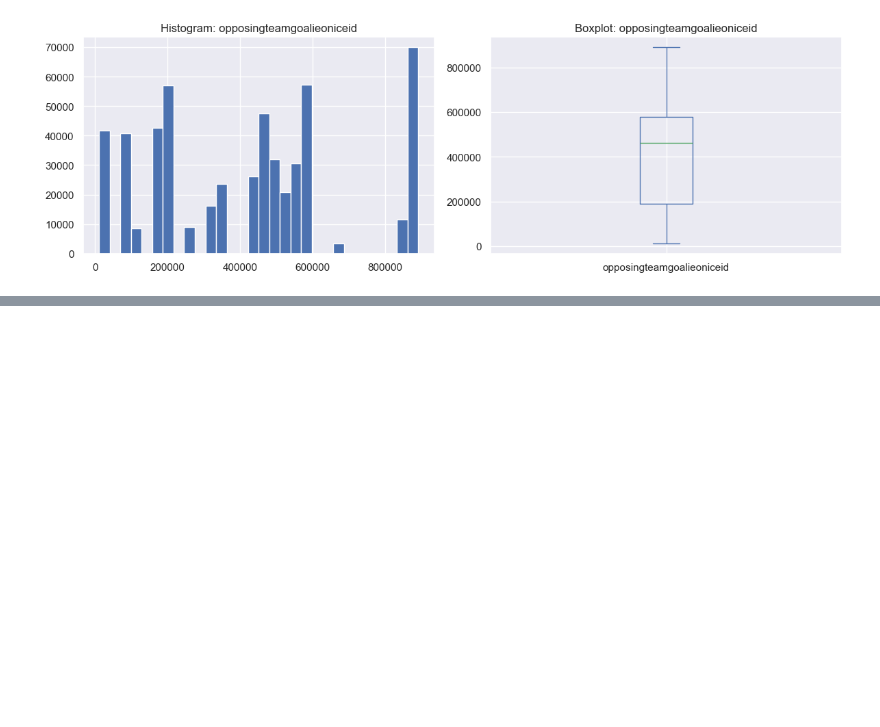
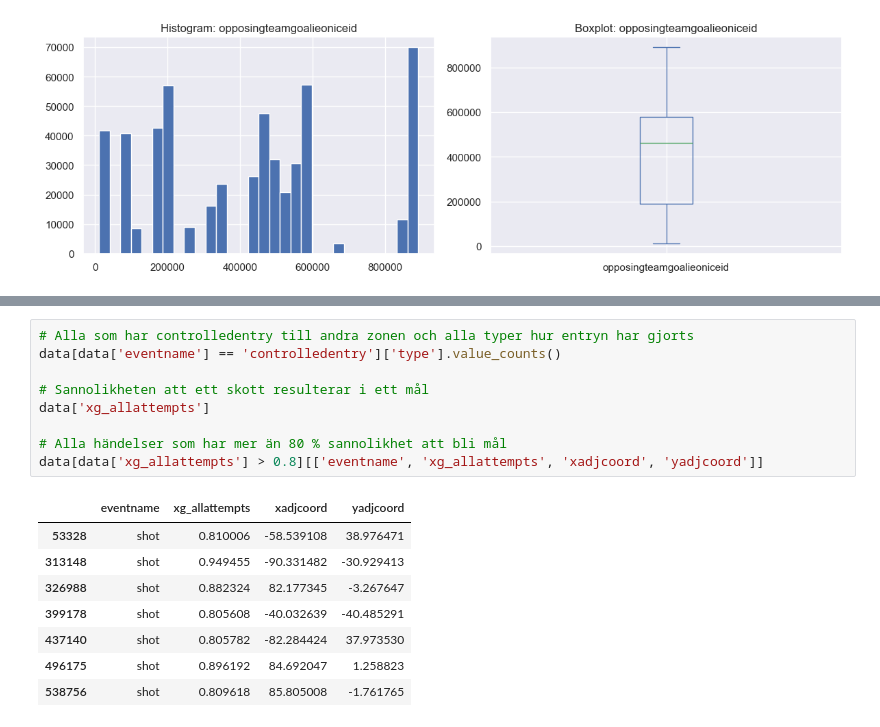
Before and after one commit to emmabertmar/LINHAC-project-2026, a Jupyter notebook: tests.ipynb, the cells around one changed output, grey strips where cells are left out. Drawn from its saved outputs; the diff is of its cells as text; blank space fills up the shorter version.

```diff
--- a/tests.ipynb
+++ b/tests.ipynb
@@ -72,0 +92,18 @@ plt.show()
+# %%
+# Alla som har controlledentry till andra zonen och alla typer hur entryn har gjorts
+data[data['eventname'] == 'controlledentry']['type'].value_counts()
+
+# Sannolikheten att ett skott resulterar i ett mål
+data['xg_allattempts']
+
+# Alla händelser som har mer än 80 % sannolikhet att bli mål
+data[data['xg_allattempts'] > 0.8][['eventname', 'xg_allattempts', 'xadjcoord', 'yadjcoord']]
+# %% [output]
+|  | eventname | xg_allattempts | xadjcoord | yadjcoord |
+| 53328 | shot | 0.810006 | -58.539108 | 38.976471 |
+| 313148 | shot | 0.949455 | -90.331482 | -30.929413 |
+| 326988 | shot | 0.882324 | 82.177345 | -3.267647 |
+| 399178 | shot | 0.805608 | -40.032639 | -40.485291 |
+| 437140 | shot | 0.805782 | -82.284424 | 37.973530 |
+| 496175 | shot | 0.896192 | 84.692047 | 1.258823 |
+| 538756 | shot | 0.809618 | 85.805008 | -1.761765 |
```
Also changed, not shown: parts of 18 cells of this notebook, 1 other file.
